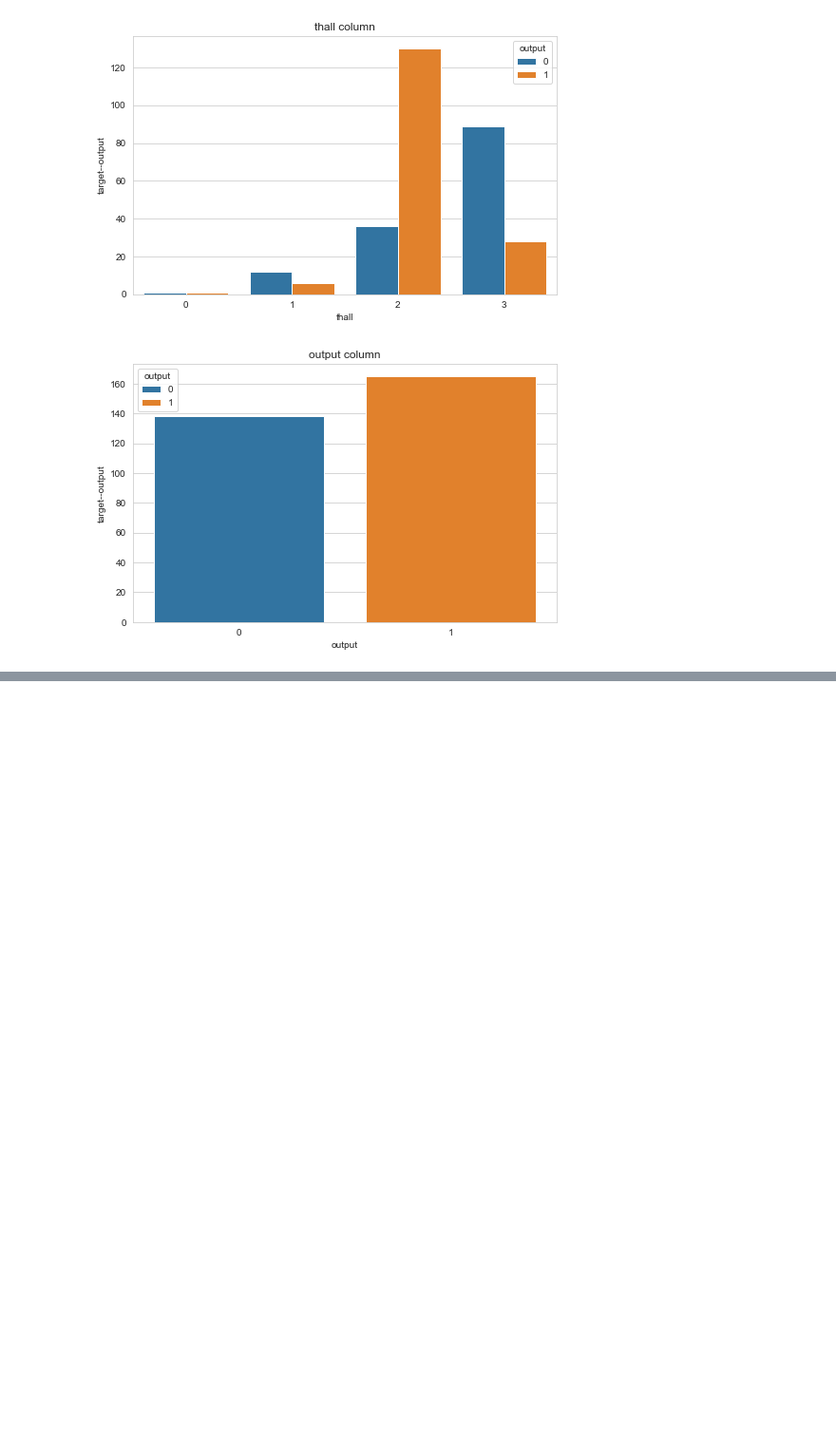
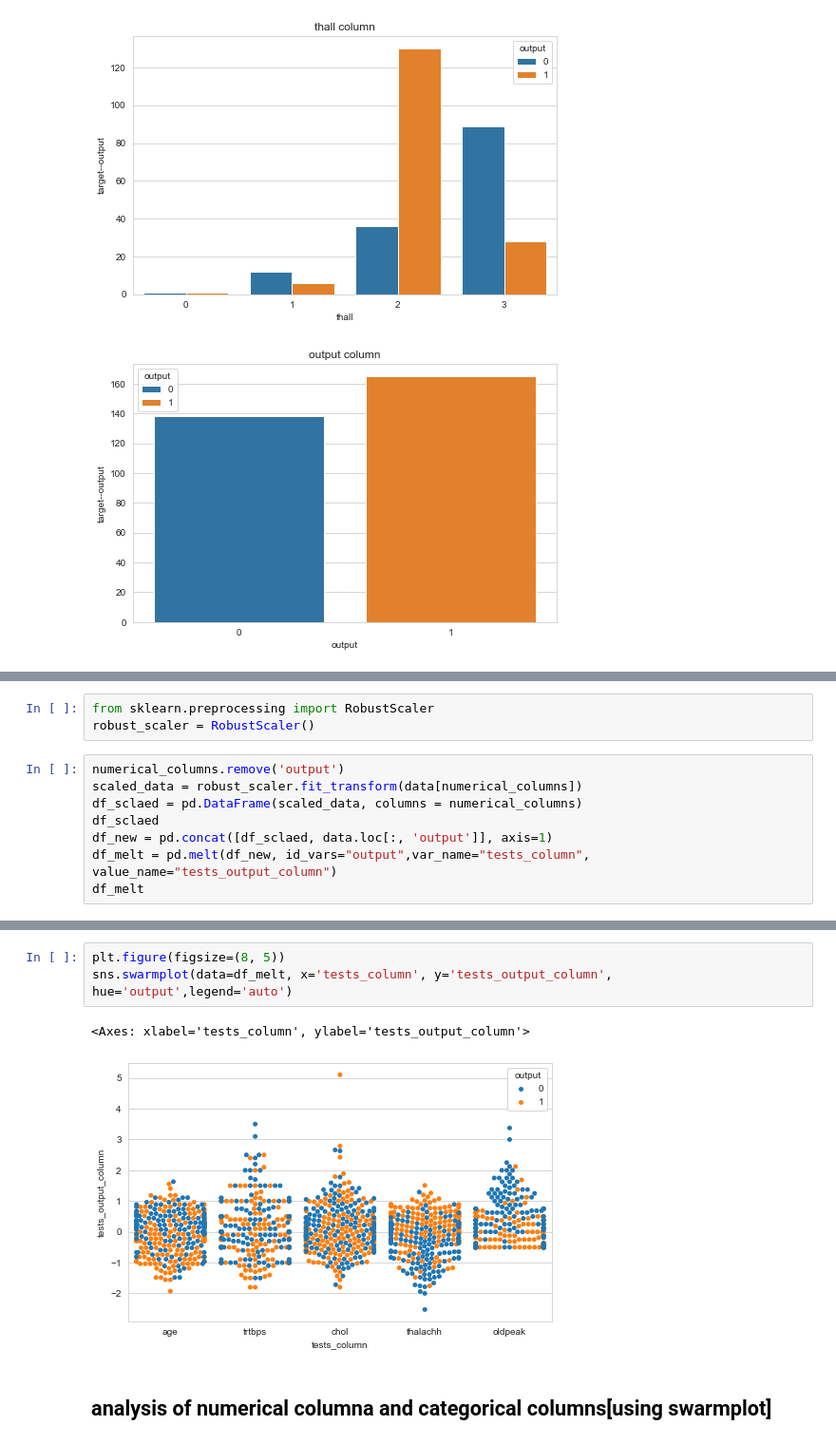
Before and after one commit to kumargautam02/machine_learning, a Jupyter notebook: Projects/heart_attack_analysis_project/main.ipynb, the cells around one changed output, grey strips where cells are left out. Shown at 95% size. Cells and saved outputs as stored; diff of their text form; blank space fills up the shorter version.

Commit message:
adding the swarmplot

```diff
--- a/Projects/heart_attack_analysis_project/main.ipynb
+++ b/Projects/heart_attack_analysis_project/main.ipynb
@@ -223,0 +224,11 @@ for columns in categorical_columns.keys():
+# %%
+from sklearn.preprocessing import RobustScaler
+robust_scaler = RobustScaler()
+# %%
+numerical_columns.remove('output')
+scaled_data = robust_scaler.fit_transform(data[numerical_columns])
+df_sclaed = pd.DataFrame(scaled_data, columns = numerical_columns)
+df_sclaed
+df_new = pd.concat([df_sclaed, data.loc[:, 'output']], axis=1)
+df_melt = pd.melt(df_new, id_vars="output",var_name="tests_column", value_name="tests_output_column")
+df_melt
@@ -223,0 +249,8 @@ for columns in categorical_columns.keys():
+# %%
+plt.figure(figsize=(8, 5))
+sns.swarmplot(data=df_melt, x='tests_column', y='tests_output_column', hue='output',legend='auto')
+# %% [output]
+<Axes: xlabel='tests_column', ylabel='tests_output_column'>
+[figure, added]
+# %% [markdown]
+## analysis of numerical columna and categorical columns[using swarmplot]
```
Also changed, not shown: parts of 4 cells of this notebook.
